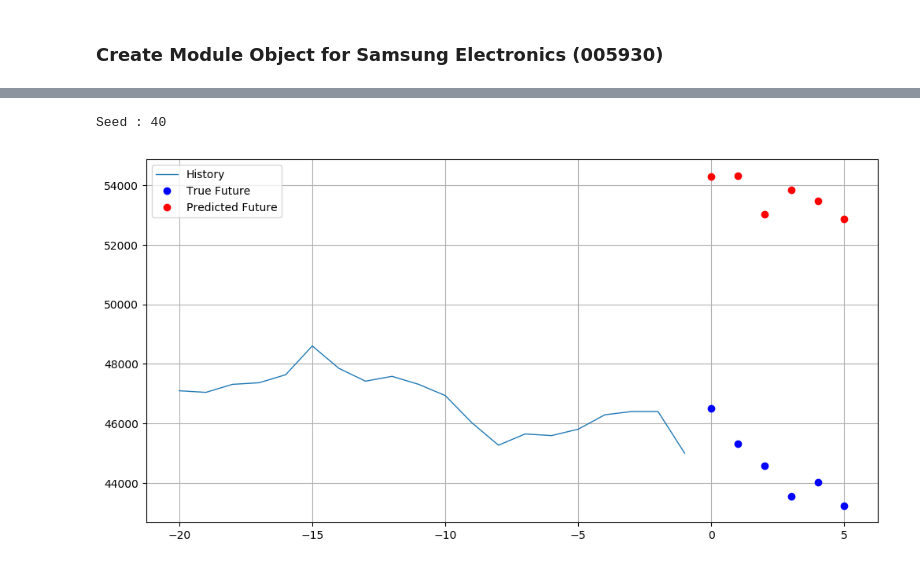
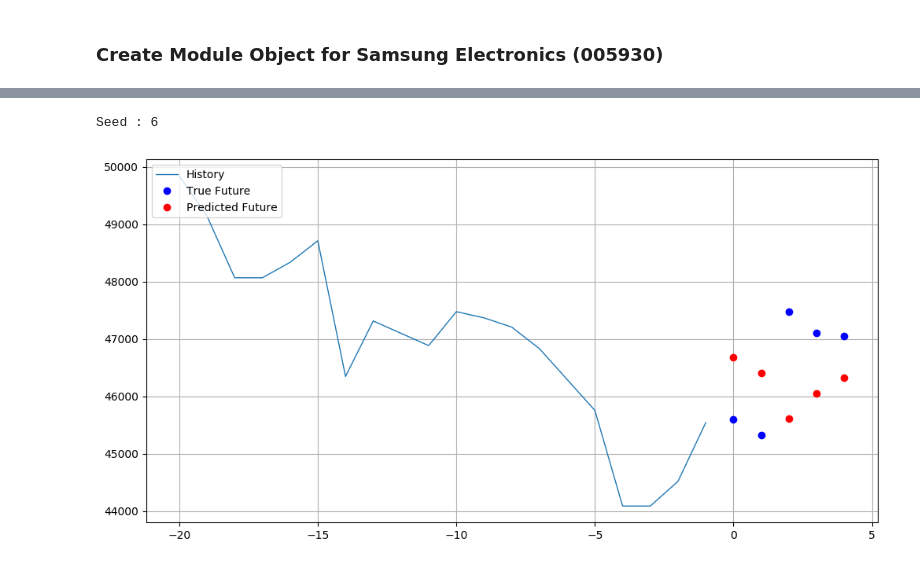
Before and after one commit to oms0803/stock_prediction, a Jupyter notebook: lstm_multi_step.ipynb, the cells around one changed output, grey strips where cells are left out. Cells and saved outputs as stored; diff of their text form; code cells hidden in the pictures.

Commit message:
MinMaxScalar added - some improvement

```diff
--- a/lstm_multi_step.ipynb
+++ b/lstm_multi_step.ipynb
@@ -73,29 +75,37 @@ class Module ():
         self.df['Volume'] = self.df['Volume'] * (latest_stocks / self.df['Stocks'])
         self.df.drop(['Stocks','ForeignShares'],axis=1,inplace = True) #Delete misleading cols
 
+    def normalize_data(self):
+        self.scalar = MinMaxScaler()
+        #only use train dataset parts for fitting scalar
+        temp_array = self.scalar.fit_transform (self.df.loc[:samsung.valid_dates[self.test_len - 1]])
+        self.normalized_df = pd.DataFrame(np.append(temp_array, self.scalar.transform(self.df.loc[samsung.valid_dates[self.test_len]:]), axis = 0))
+
     def format_data (self):
         #format the data for training
         self.valid_dates = self.df.index.unique()[self.past-1:-(self.future)]
 
         # 3/4 for training, 1/4 for validation
-        test_len = int(len(self.valid_dates) * (3/4))
-        print ("Train_no: {} and Test_no: {}".format(test_len,len(self.valid_dates)-test_len))
+        self.test_len = int(len(self.valid_dates) * (4/5))
+        print ("Train_no: {} and Test_no: {}".format(self.test_len,len(self.valid_dates)-self.test_len))
 
         #no. of features
         self.features_count = len(self.df.columns)
 
-        #Train data
+        self.normalize_data()
+
+        #Train data - use normalized df for train data , original df for train label
         self.train_data = np.empty((0,self.past,self.features_count), float)
         self.train_target = np.empty((0,self.future), float)
-        for i in range (0, test_len):
-            self.train_data = np.append(self.train_data, self.df[i:i+self.past].values.reshape(1,self.past,self.features_count), axis=0)
+        for i in range (0, self.test_len):
+            self.train_data = np.append(self.train_data, self.normalized_df[i:i+self.past].values.reshape(1,self.past,self.features_count), axis=0)
             self.train_target = np.append(self.train_target, self.df [i+self.past:i+(self.past + self.future)]['Close'].values.reshape(1,self.future), axis = 0)
 
-        #Test data
+        #Test data - same
         self.test_data = np.empty((0,self.past,self.features_count), float)
         self.test_target = np.empty((0,self.future), float)
-        for i in range (test_len, len(self.valid_dates)):
-            self.test_data = np.append(self.test_data, self.df[i:i+self.past].values.reshape(1,self.past,self.features_count), axis=0)
+        for i in range (self.test_len, len(self.valid_dates)):
+            self.test_data = np.append(self.test_data, self.normalized_df[i:i+self.past].values.reshape(1,self.past,self.features_count), axis=0)
             self.test_target = np.append(self.test_target, self.df [i+self.past:i+(self.past + self.future)]['Close'].values.reshape(1,self.future), axis = 0)
 
     def lstm_model_init (self):
@@ -117,8 +127,7 @@ class Module ():
 
     def make_prediction (self, seed = None):
         if (seed is None):
-            test_len = int(len(self.valid_dates) * (3/4))
-            seed = random.randint(0, len(self.valid_dates)-test_len-1)
+            seed = random.randint(0, len(self.valid_dates)-self.test_len-1)
         print ('Seed : {}'.format(seed))
 
         pred_data = self.test_data[seed].reshape(1,self.past,self.features_count)
@@ -129,7 +138,7 @@ class Module ():
         num_in = create_time_steps(self.past)
         num_out = self.future
 
-        plt.plot(num_in, np.array(pred_data.reshape(self.past,self.features_count)[:,0]), label='History')
+        plt.plot(num_in, np.array(self.scalar.inverse_transform(self.test_data[seed]).reshape(self.past,self.features_count)[:,0]), label='History')
         plt.plot(np.arange(num_out), np.array(actual_result).reshape(self.future), 'bo',
                label='True Future')
         plt.plot(np.arange(num_out), np.array(pred_result).reshape(self.future), 'ro',
@@ -140,7 +149,7 @@ class Module ():
 # %% [markdown]
 ### Create Module Object for Samsung Electronics (005930)
 # %%
-samsung = Module (code = '005930', past = 20, future = 6)
+samsung = Module (code = '005930', past = 20, future = 5)
 # %%
 samsung.process()
 # %%
@@ -179,5 +188,5 @@ Epoch 200/200
 # %%
-samsung.make_prediction(40)
+samsung.make_prediction()
 # %% [output]
-Seed : 40
+Seed : 6
-[figure, old version]
+[figure, new version]
```
Also changed, not shown: parts of 4 cells of this notebook.
